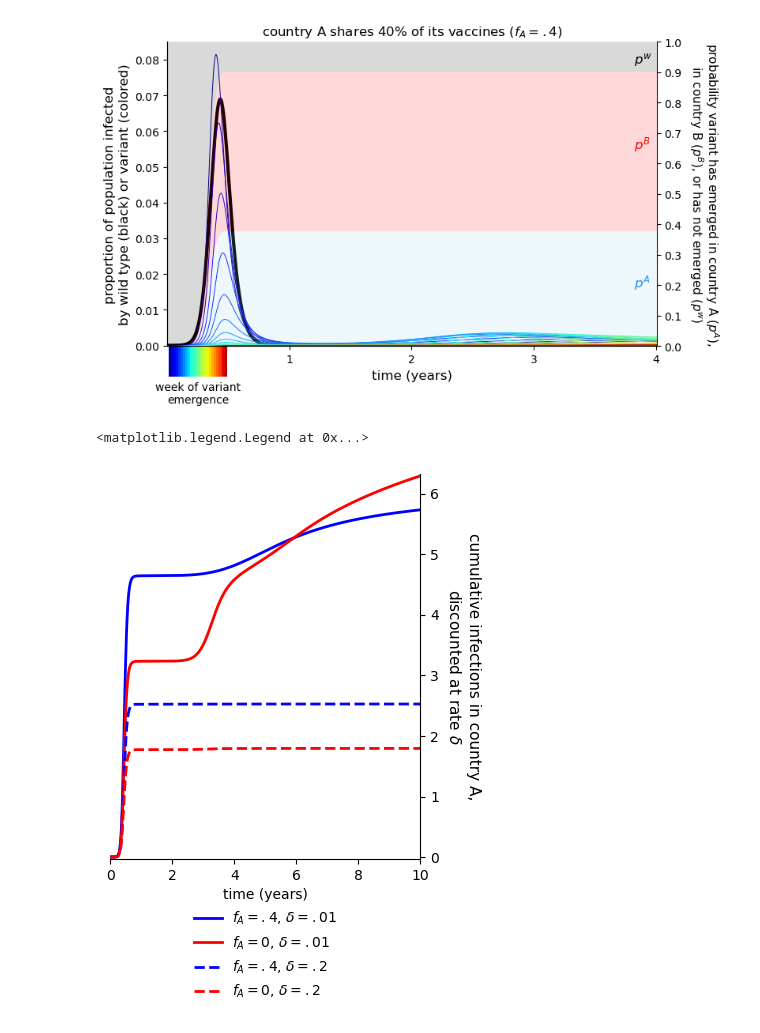
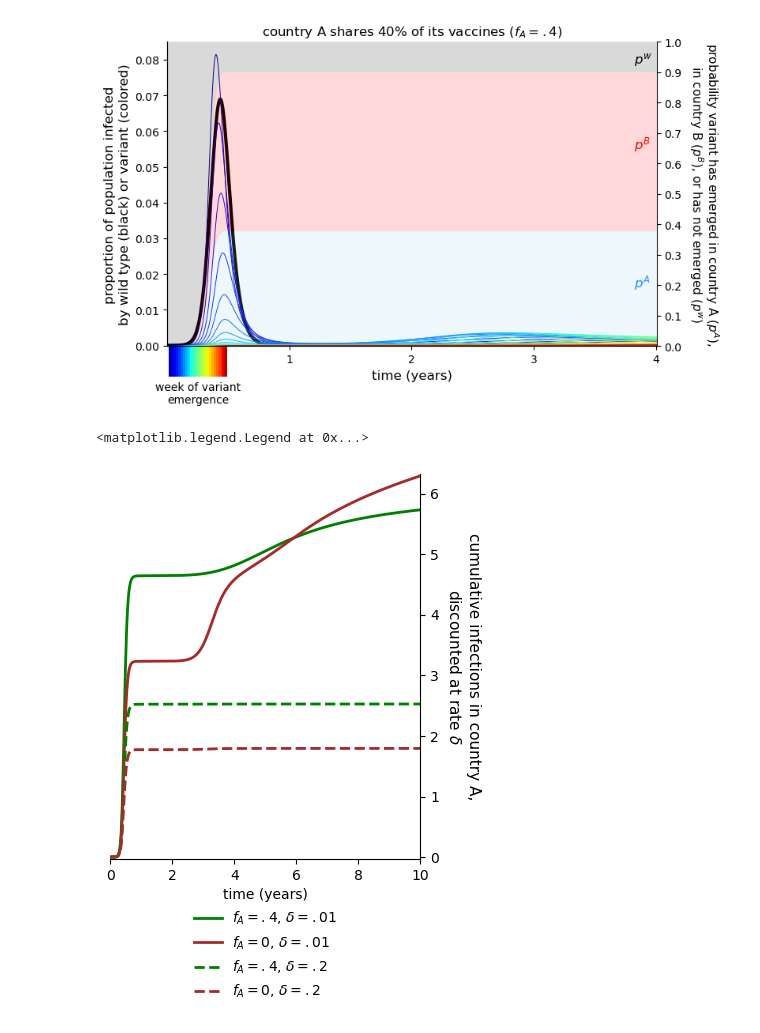
Before and after one commit to freedmanari/vaccine_nationalism, a Jupyter notebook: vaccine_nationalism.ipynb, the cells around one changed output. Drawn from its saved outputs; the diff is of its cells as text; code cells hidden in the pictures.

Commit message:
changed colors in example figures

```diff
--- a/vaccine_nationalism.ipynb
+++ b/vaccine_nationalism.ipynb
@@ -1118,29 +1118,29 @@ tstep_ts, _, J_A2 = \
 # %%
 fig = plt.figure(figsize=(4,5))
 
 plt.plot(tstep_ts/365, np.cumsum(np.exp(-.01/(365/tstep)*tstep_ts) * J_A2),
-         linewidth=2, color='blue', label='$f_A=.4$, $\delta=.01$')
+         linewidth=2, color='green', label='$f_A=.4$, $\delta=.01$')
 plt.plot(tstep_ts/365, np.cumsum(np.exp(-.01/(365/tstep)*tstep_ts) * J_A1),
-         linewidth=2, color='red', label='$f_A=0$, $\delta=.01$')
+         linewidth=2, color='brown', label='$f_A=0$, $\delta=.01$')
 
 plt.plot(tstep_ts/365, np.cumsum(np.exp(-.2/(365/tstep)*tstep_ts) * J_A2),
-         linewidth=2, color='blue', linestyle='dashed', label='$f_A=.4$, $\delta=.2$')
+         linewidth=2, color='green', linestyle='dashed', label='$f_A=.4$, $\delta=.2$')
 plt.plot(tstep_ts/365, np.cumsum(np.exp(-.2/(365/tstep)*tstep_ts) * J_A1),
-         linewidth=2, color='red', linestyle='dashed', label='$f_A=0$, $\delta=.2$')
+         linewidth=2, color='brown', linestyle='dashed', label='$f_A=0$, $\delta=.2$')
 
 ax = plt.gca()
 ax.yaxis.tick_right()
 ax.margins(x=0,y=.005)
 ax.spines[['left','top']].set_visible(False)
 ax.set_xlabel('time (years)')
 ax.set_ylabel('cumulative infections in country A,\ndiscounted at rate $\delta$',
               rotation=270, labelpad=30, linespacing=1.3, size=11)
 ax.yaxis.set_label_position('right')
 plt.legend(loc='lower center', bbox_to_anchor=(.5, -.4), frameon=False, labelspacing=.5, handlelength=2, handletextpad=0.7)
 
 # plt.savefig('figures/roughs/example_C_As.svg', bbox_inches='tight')
 ### or if R0 set to 1.5
 # plt.savefig('figures/roughs/example_low_R0_C_As.svg', bbox_inches='tight')
 # %% [output]
 <matplotlib.legend.Legend at 0x...>
-[figure, old version]
+[figure, new version]
```
Also changed, not shown: 2 other files.
